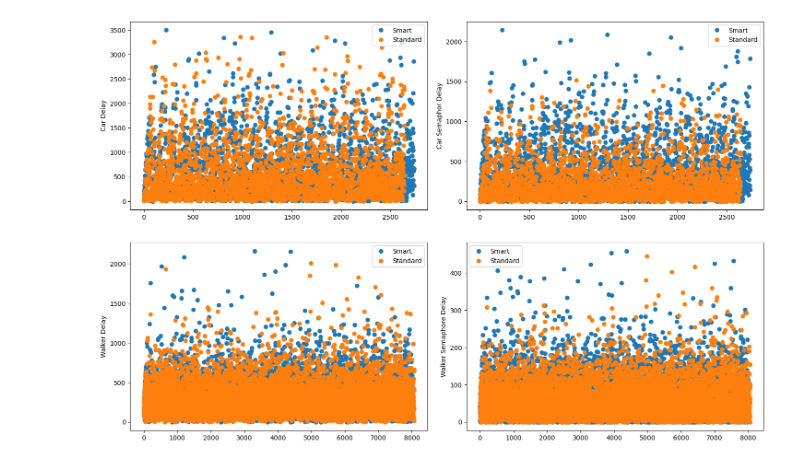
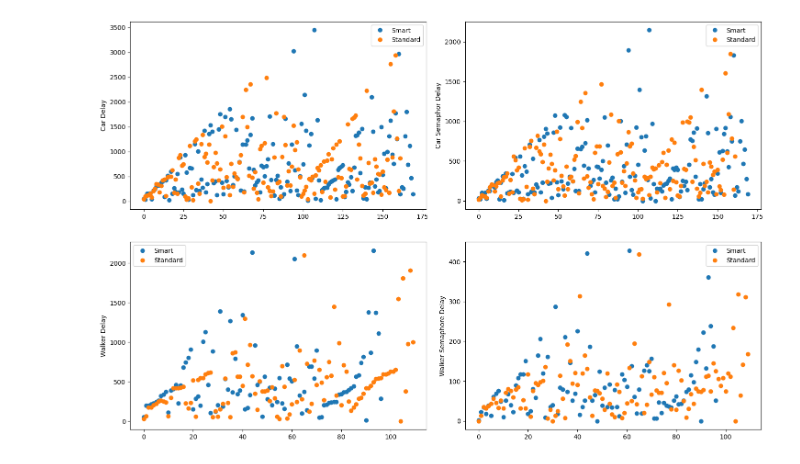
Before and after one commit to BritoAlv/proyecto-ia, a Jupyter notebook: src/simulation_results/Stats.ipynb, the cells around one changed output. Cells and saved outputs as stored; diff of their text form; code cells hidden in the pictures.

```diff
--- a/src/simulation_results/Stats.ipynb
+++ b/src/simulation_results/Stats.ipynb
@@ -224,4 +232,4 @@ StatObject.plot_scatter("Walker delay", "Walker semaphor delay", smarts[0].value
 # %%
-StatObject.plot_times_dot_histogram((smarts, "Smart"), (standard, "Standard"))
+StatObject.plot_times_dot_histogram((smarts[:2], "Smart"), (standard[:2], "Standard"))
 # %% [output]
-[figure, old version]
+[figure, new version]
```
Also changed, not shown: parts of 5 cells of this notebook, 11 other files.
